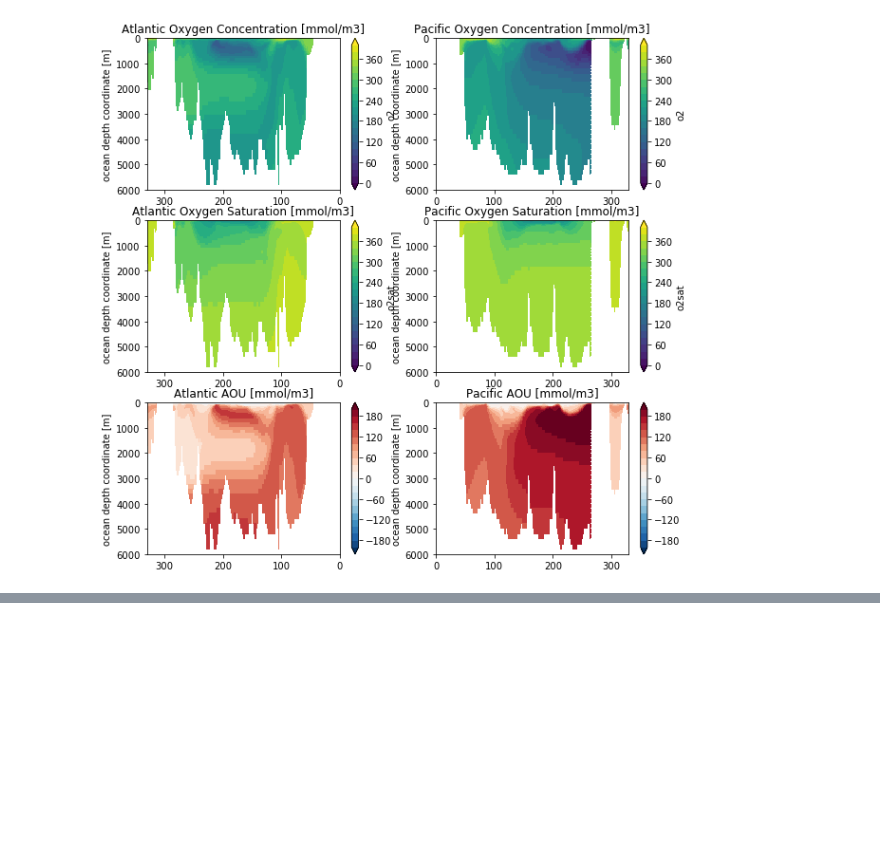
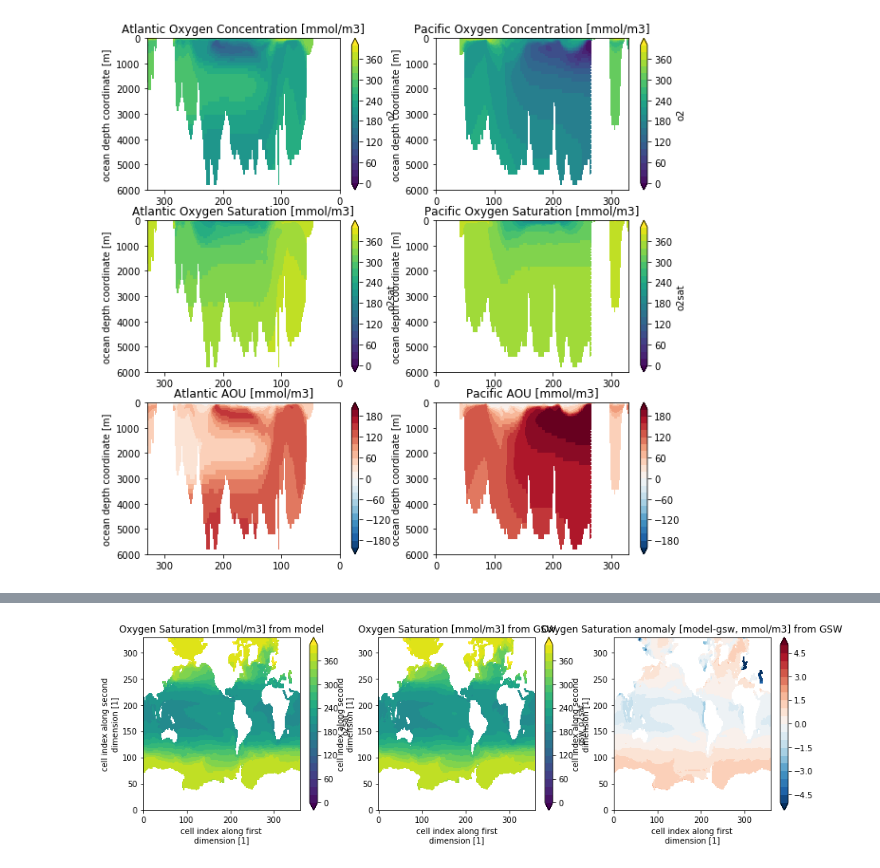
Before and after one commit to mara-freilich/cmip6hack-ocean-bgc, a Jupyter notebook: notebooks/jml_dissic_prereg.ipynb, the cells around one changed output, grey strips where cells are left out. Cells and saved outputs as stored; diff of their text form; code cells hidden in the pictures; blank space fills up the shorter version.

```diff
--- a/notebooks/jml_dissic_prereg.ipynb
+++ b/notebooks/jml_dissic_prereg.ipynb
@@ -245,0 +231,16 @@ array([5.057600e-01, 1.555855e+00, 2.667682e+00, 3.856280e+00, 5.140361e+00,
+# %%
+model['gsw_o2sat']=xr.apply_ufunc(gsw.O2sol,models.gsw_as, modelt.gsw_ct, model.lev, models.longitude, models.latitude, dask='allowed')*1.0245e-3
+#model['gsw_o2sat']=xr.apply_ufunc(gsw.O2sol_SP_pt,models.so.isel(time=-1), modelt.thetao.isel(time=-1), dask='allowed')*1.0245e-3
+# ValueError: applied function returned data with unexpected number of dimensions: 3 vs 4, for dimensions ('member_id', 'lev', 'j', 'i')
+
+fig, (ax1,ax2,ax3) = plt.subplots(figsize=(15,4),ncols=3,nrows=1)
+(model.isel(time=-1).isel(lev=0).o2sat*1e6).plot(ax=ax1,levels=np.arange(0,420,20),extend="both")
+ax1.set_title("Oxygen Saturation [mmol/m3] from model")
+(model.isel(lev=0).gsw_o2sat*1e3).plot(ax=ax2,levels=np.arange(0,420,20),extend="both")
+ax2.set_title("Oxygen Saturation [mmol/m3] from GSW")
+oanom=(model.o2sat*1e6-model.gsw_o2sat*1e3)
+(oanom.isel(time=-1).isel(lev=0)).plot(ax=ax3,levels=np.arange(-5,5.5,0.5),extend="both")
+ax3.set_title("Oxygen Saturation anomaly [model-gsw, mmol/m3] from GSW")
+plt.show()
+# %% [output]
+[figure, added]
```
Also changed, not shown: parts of 22 cells of this notebook.
